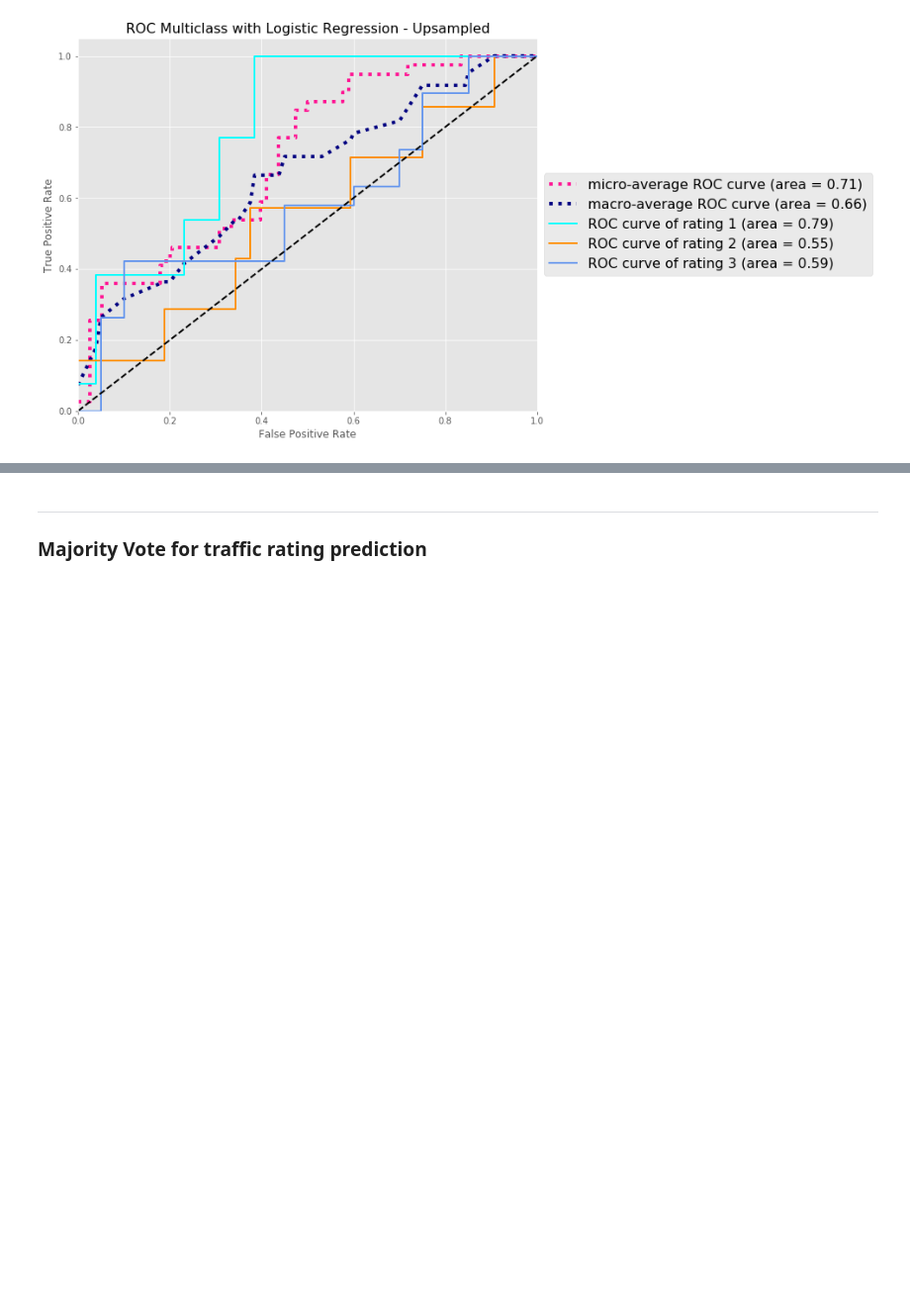
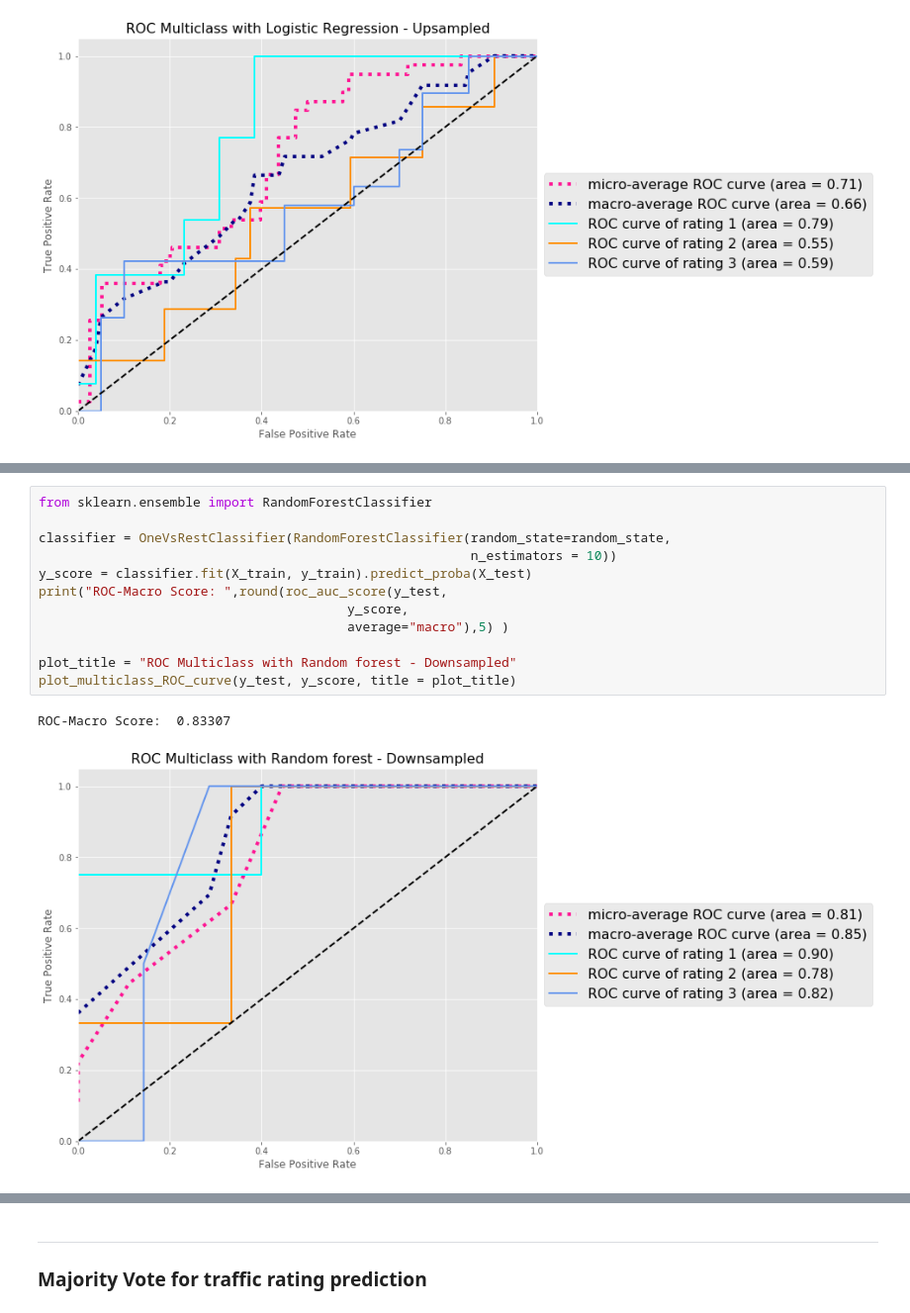
Before and after one commit to MoBran/bi2_project, a Jupyter notebook: src/model_building.ipynb, the cells around one changed output, grey strips where cells are left out. Shown at 99% size. Saved outputs shown, nothing was run; the diff lists cells and outputs as text; blank space fills up the shorter version.

```diff
--- a/src/model_building.ipynb
+++ b/src/model_building.ipynb
@@ -231,3 +247,18 @@ ROC-Macro Score:  0.85368
+# %%
+from sklearn.ensemble import RandomForestClassifier
+
+classifier = OneVsRestClassifier(RandomForestClassifier(random_state=random_state,
+                                                        n_estimators = 10))
+y_score = classifier.fit(X_train, y_train).predict_proba(X_test)
+print("ROC-Macro Score: ",round(roc_auc_score(y_test,
+                                        y_score,
+                                        average="macro"),5) )
+
+plot_title = "ROC Multiclass with Random forest - Downsampled"
+plot_multiclass_ROC_curve(y_test, y_score, title = plot_title)
+# %% [output]
+ROC-Macro Score:  0.83307
+[figure, added]
 # %%
 from model.train_model import binary_to_multi
 prediction = binary_to_multi(y_score)
```
Also changed, not shown: parts of 23 cells of this notebook, 5 other files.
